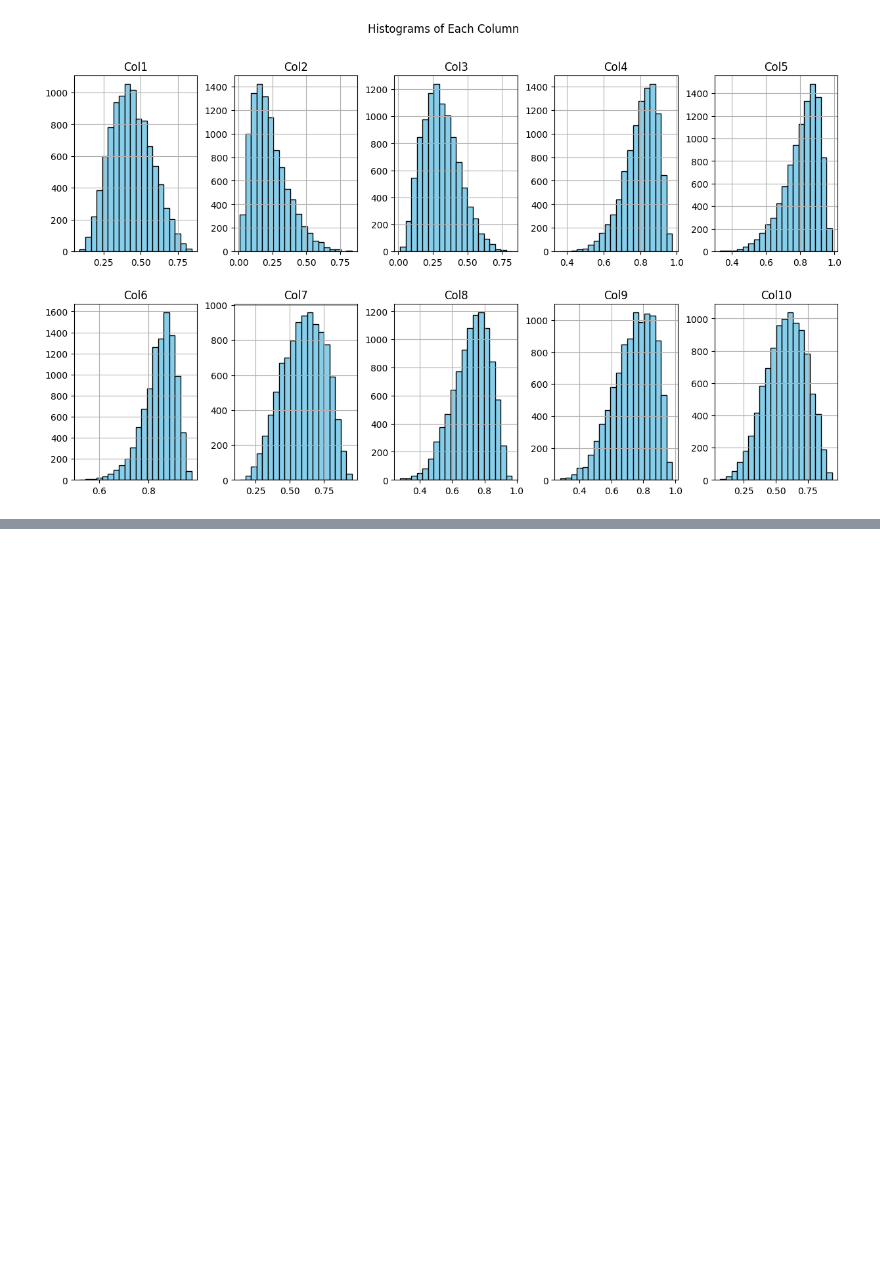
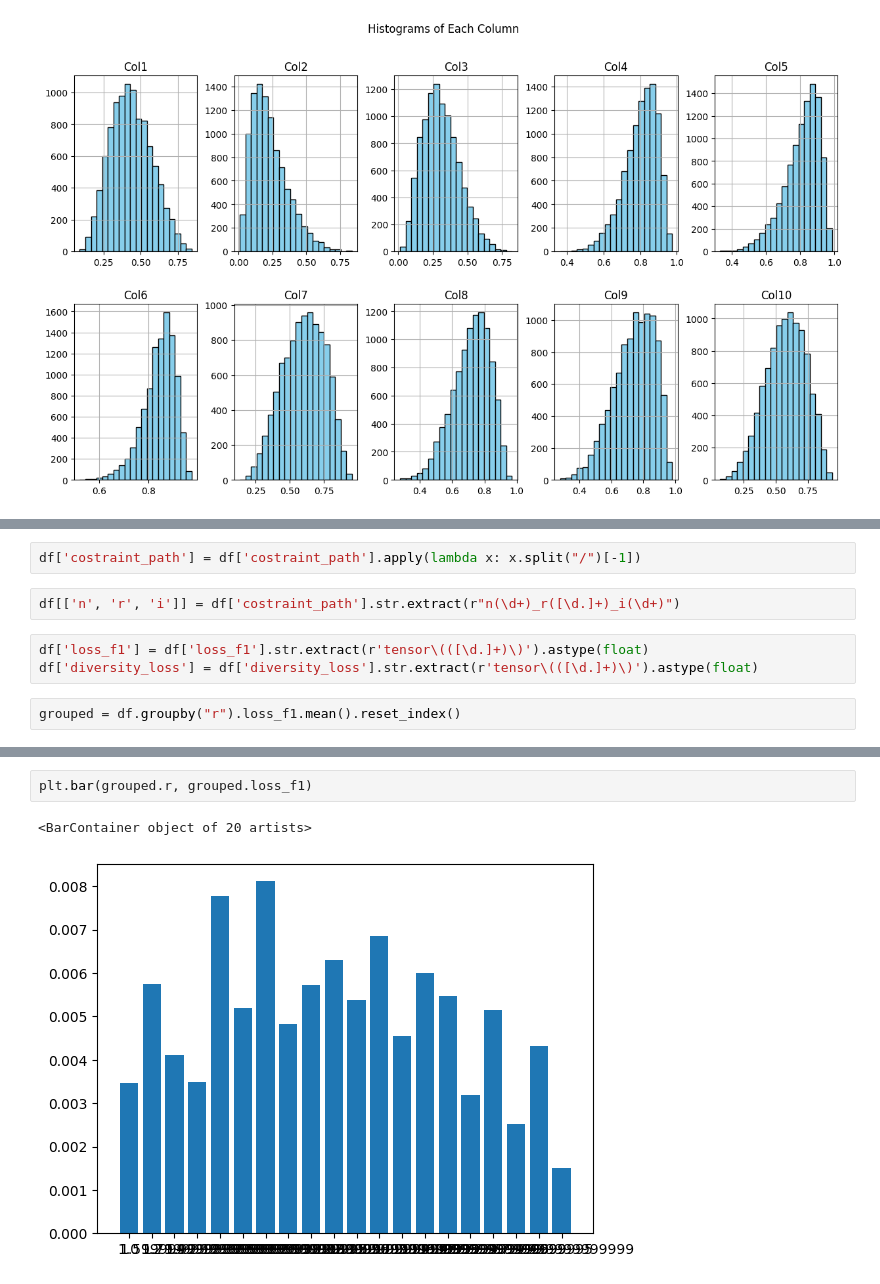
Before and after one commit to mikl123/DRL_DGM, a Jupyter notebook: generated_data_vis.ipynb, the cells around one changed output, grey strips where cells are left out. Cells and saved outputs as stored; diff of their text form; blank space fills up the shorter version.

```diff
--- a/generated_data_vis.ipynb
+++ b/generated_data_vis.ipynb
@@ -411,0 +310,9 @@ plt.show()
+# %%
+df['costraint_path'] = df['costraint_path'].apply(lambda x: x.split("/")[-1])
+# %%
+df[['n', 'r', 'i']] = df['costraint_path'].str.extract(r"n(\d+)_r([\d.]+)_i(\d+)")
+# %%
+df['loss_f1'] = df['loss_f1'].str.extract(r'tensor\(([\d.]+)\)').astype(float)
+df['diversity_loss'] = df['diversity_loss'].str.extract(r'tensor\(([\d.]+)\)').astype(float)
+# %%
+grouped = df.groupby("r").loss_f1.mean().reset_index()
@@ -411,0 +324,5 @@ plt.show()
+# %%
+plt.bar(grouped.r, grouped.loss_f1)
+# %% [output]
+<BarContainer object of 20 artists>
+[figure, added]
```
Also changed, not shown: parts of 32 cells of this notebook, 23 other files.
